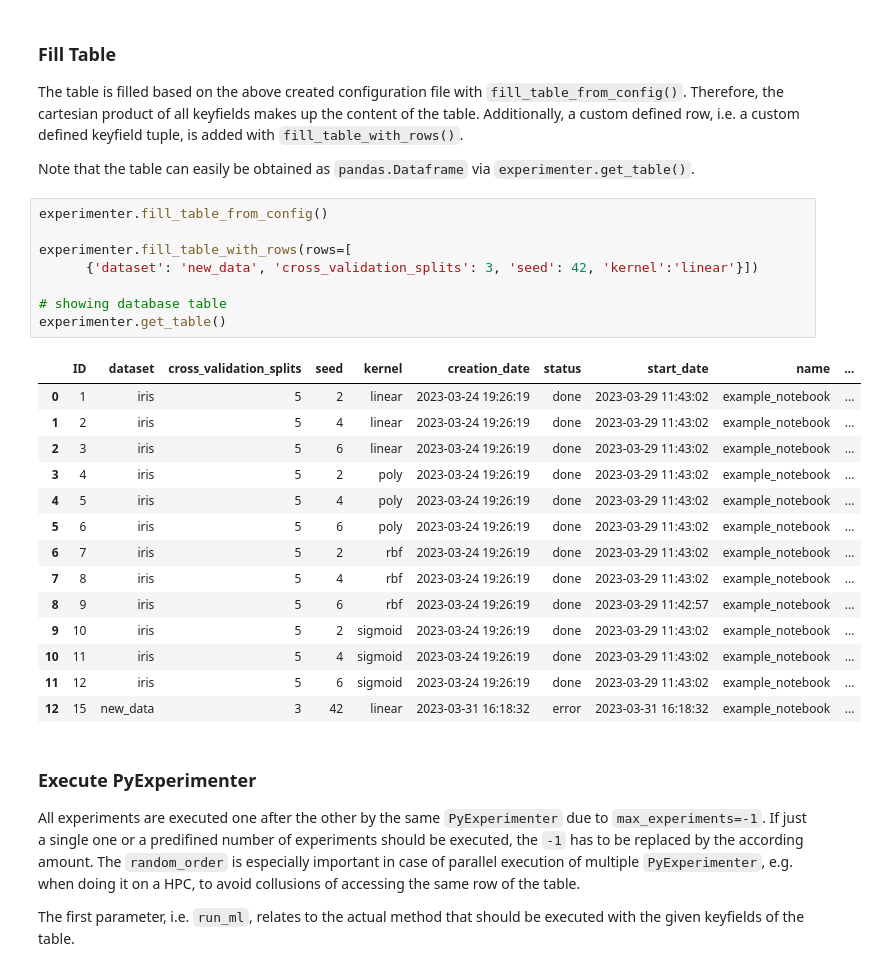
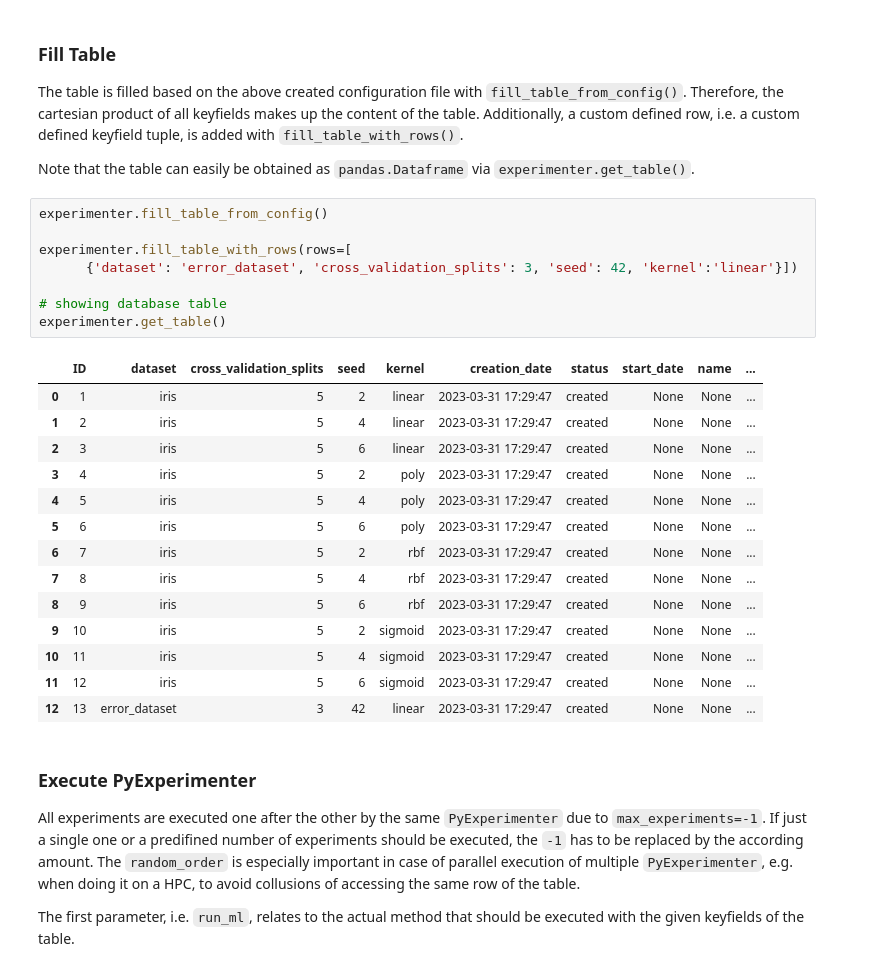
Before and after one commit to tornede/py_experimenter, a Jupyter notebook: docs/source/examples/example_general_usage.ipynb, the cells around one changed output. Saved outputs shown, nothing was run; the diff lists cells and outputs as text.

Commit message:
Updated output cell content of examples

```diff
--- a/docs/source/examples/example_general_usage.ipynb
+++ b/docs/source/examples/example_general_usage.ipynb
@@ -109,26 +109,26 @@ Note that the table can easily be obtained as `pandas.Dataframe` via `experiment
 # %%
 experimenter.fill_table_from_config()
 
 experimenter.fill_table_with_rows(rows=[
-      {'dataset': 'new_data', 'cross_validation_splits': 3, 'seed': 42, 'kernel':'linear'}])
+      {'dataset': 'error_dataset', 'cross_validation_splits': 3, 'seed': 42, 'kernel':'linear'}])
 
 # showing database table
 experimenter.get_table()
 # %% [output]
 |  | ID | dataset | cross_validation_splits | seed | kernel | creation_date | status | start_date | name | ... |
-| 0 | 1 | iris | 5 | 2 | linear | 2023-03-24 19:26:19 | done | 2023-03-29 11:43:02 | example_notebook | ... |
-| 1 | 2 | iris | 5 | 4 | linear | 2023-03-24 19:26:19 | done | 2023-03-29 11:43:02 | example_notebook | ... |
-| 2 | 3 | iris | 5 | 6 | linear | 2023-03-24 19:26:19 | done | 2023-03-29 11:43:02 | example_notebook | ... |
-| 3 | 4 | iris | 5 | 2 | poly | 2023-03-24 19:26:19 | done | 2023-03-29 11:43:02 | example_notebook | ... |
-| 4 | 5 | iris | 5 | 4 | poly | 2023-03-24 19:26:19 | done | 2023-03-29 11:43:02 | example_notebook | ... |
-| 5 | 6 | iris | 5 | 6 | poly | 2023-03-24 19:26:19 | done | 2023-03-29 11:43:02 | example_notebook | ... |
-| 6 | 7 | iris | 5 | 2 | rbf | 2023-03-24 19:26:19 | done | 2023-03-29 11:43:02 | example_notebook | ... |
-| 7 | 8 | iris | 5 | 4 | rbf | 2023-03-24 19:26:19 | done | 2023-03-29 11:43:02 | example_notebook | ... |
-| 8 | 9 | iris | 5 | 6 | rbf | 2023-03-24 19:26:19 | done | 2023-03-29 11:42:57 | example_notebook | ... |
-| 9 | 10 | iris | 5 | 2 | sigmoid | 2023-03-24 19:26:19 | done | 2023-03-29 11:43:02 | example_notebook | ... |
-| 10 | 11 | iris | 5 | 4 | sigmoid | 2023-03-24 19:26:19 | done | 2023-03-29 11:43:02 | example_notebook | ... |
-| 11 | 12 | iris | 5 | 6 | sigmoid | 2023-03-24 19:26:19 | done | 2023-03-29 11:43:02 | example_notebook | ... |
-| 12 | 15 | new_data | 3 | 42 | linear | 2023-03-31 16:18:32 | error | 2023-03-31 16:18:32 | example_notebook | ... |
+| 0 | 1 | iris | 5 | 2 | linear | 2023-03-31 17:29:47 | created | None | None | ... |
+| 1 | 2 | iris | 5 | 4 | linear | 2023-03-31 17:29:47 | created | None | None | ... |
+| 2 | 3 | iris | 5 | 6 | linear | 2023-03-31 17:29:47 | created | None | None | ... |
+| 3 | 4 | iris | 5 | 2 | poly | 2023-03-31 17:29:47 | created | None | None | ... |
+| 4 | 5 | iris | 5 | 4 | poly | 2023-03-31 17:29:47 | created | None | None | ... |
+| 5 | 6 | iris | 5 | 6 | poly | 2023-03-31 17:29:47 | created | None | None | ... |
+| 6 | 7 | iris | 5 | 2 | rbf | 2023-03-31 17:29:47 | created | None | None | ... |
+| 7 | 8 | iris | 5 | 4 | rbf | 2023-03-31 17:29:47 | created | None | None | ... |
+| 8 | 9 | iris | 5 | 6 | rbf | 2023-03-31 17:29:47 | created | None | None | ... |
+| 9 | 10 | iris | 5 | 2 | sigmoid | 2023-03-31 17:29:47 | created | None | None | ... |
+| 10 | 11 | iris | 5 | 4 | sigmoid | 2023-03-31 17:29:47 | created | None | None | ... |
+| 11 | 12 | iris | 5 | 6 | sigmoid | 2023-03-31 17:29:47 | created | None | None | ... |
+| 12 | 13 | error_dataset | 3 | 42 | linear | 2023-03-31 17:29:47 | created | None | None | ... |
 # %% [markdown]
 ### Execute PyExperimenter
 All experiments are executed one after the other by the same `PyExperimenter` due to `max_experiments=-1`. If just a single one or a predifined number of experiments should be executed, the `-1` has to be replaced by the according amount. The `random_order` is especially important in case of parallel execution of multiple `PyExperimenter`, e.g. when doing it on a HPC, to avoid collusions of accessing the same row of the table.
```
Also changed, not shown: parts of 6 cells of this notebook, 1 other file.
